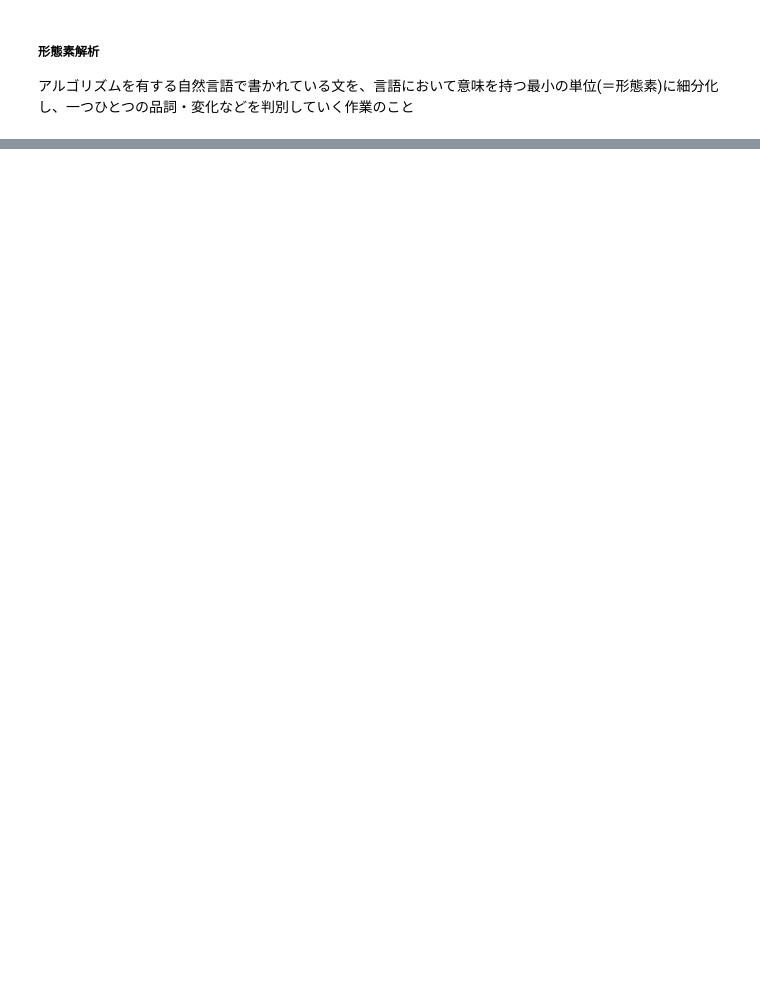
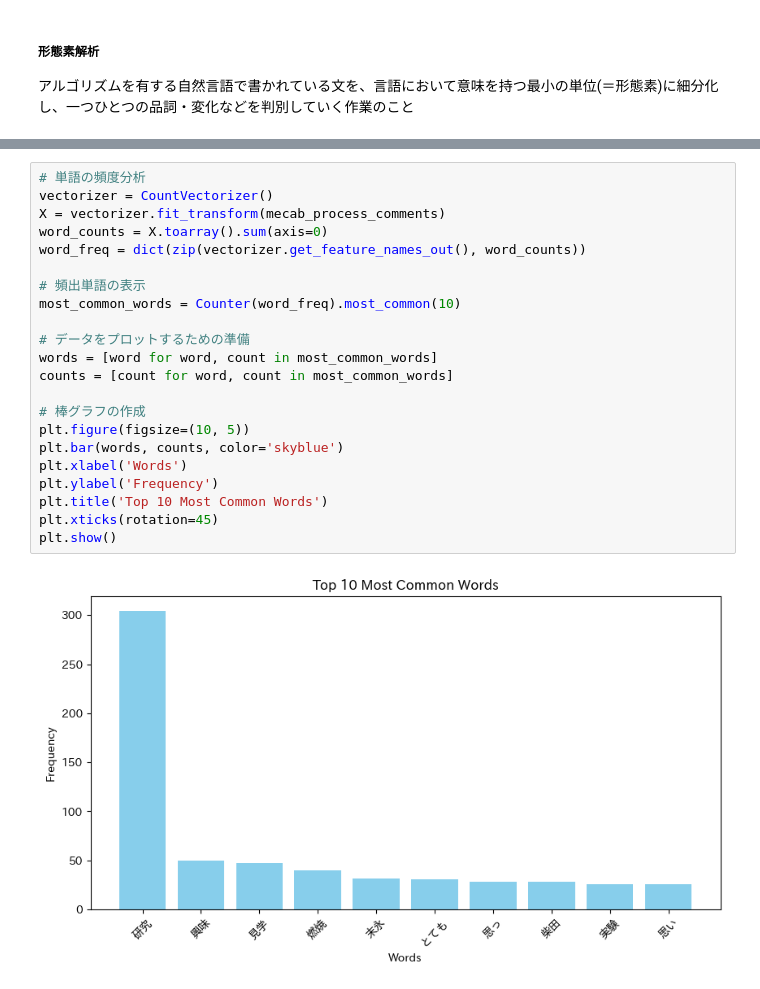
Before and after one commit to piyorin-hub/analyze_quesitonnaire, a Jupyter notebook: anazyle_text.ipynb, the cells around one changed output, grey strips where cells are left out. Saved outputs shown, nothing was run; the diff lists cells and outputs as text; blank space fills up the shorter version.

```diff
--- a/anazyle_text.ipynb
+++ b/anazyle_text.ipynb
@@ -159,0 +142,24 @@ wordcloud
+# %%
+# 単語の頻度分析
+vectorizer = CountVectorizer()
+X = vectorizer.fit_transform(mecab_process_comments)
+word_counts = X.toarray().sum(axis=0)
+word_freq = dict(zip(vectorizer.get_feature_names_out(), word_counts))
+
+# 頻出単語の表示
+most_common_words = Counter(word_freq).most_common(10)
+
+# データをプロットするための準備
+words = [word for word, count in most_common_words]
+counts = [count for word, count in most_common_words]
+
+# 棒グラフの作成
+plt.figure(figsize=(10, 5))
+plt.bar(words, counts, color='skyblue')
+plt.xlabel('Words')
+plt.ylabel('Frequency')
+plt.title('Top 10 Most Common Words')
+plt.xticks(rotation=45)
+plt.show()
+# %% [output]
+[figure, added]
```
Also changed, not shown: parts of 11 cells of this notebook.
